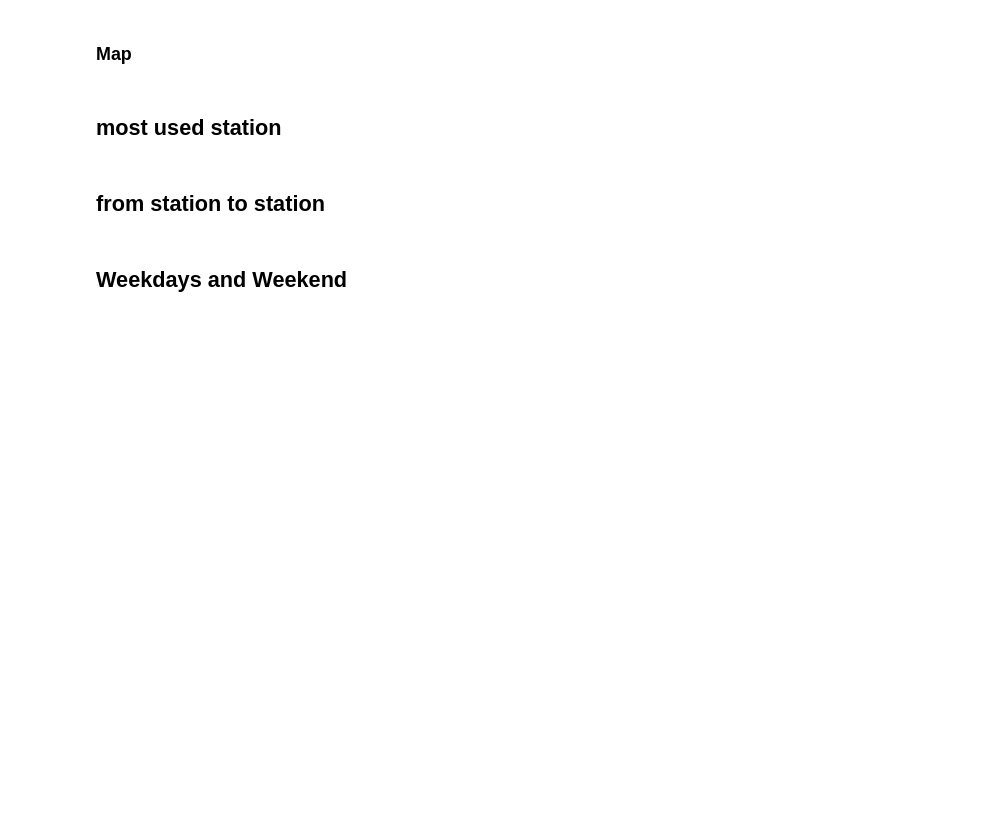
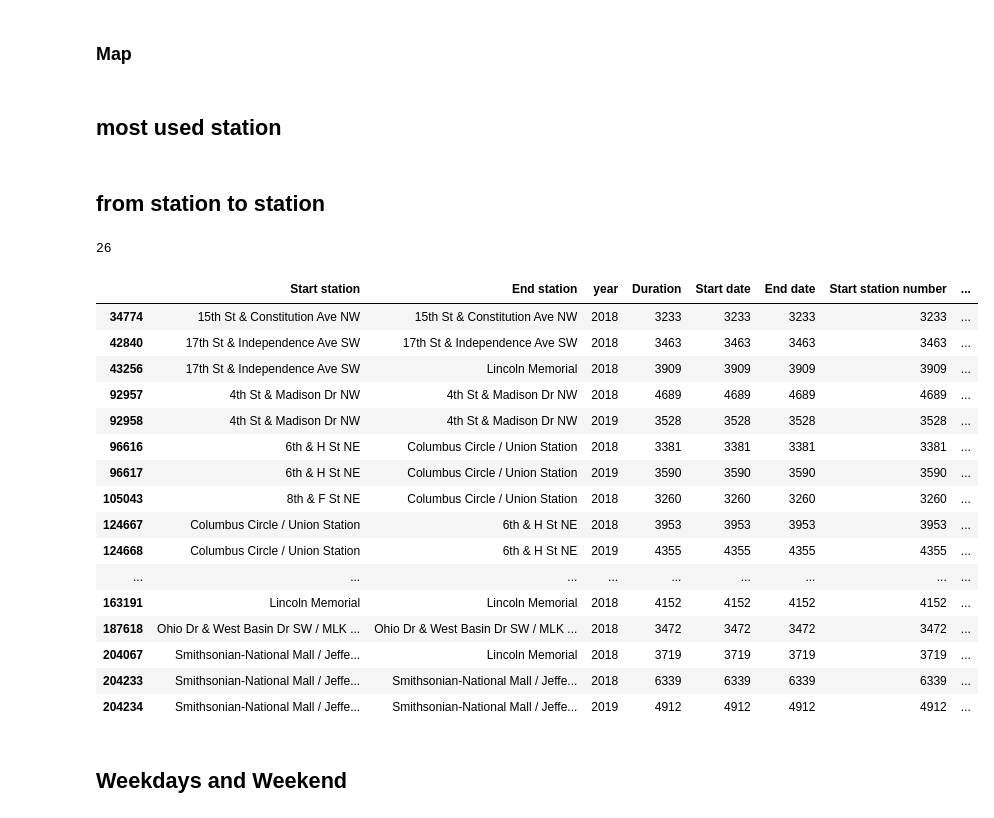
Before and after one commit to GesaJo/Capital-Bike-Dashboard, a Jupyter notebook: Project_Capital_Bike.ipynb, the cells around one changed output. Saved outputs shown, nothing was run; the diff lists cells and outputs as text; code cells hidden in the pictures; blank space fills up the shorter version.

```diff
--- a/Project_Capital_Bike.ipynb
+++ b/Project_Capital_Bike.ipynb
@@ -138,7 +138,31 @@ df_stations = df.groupby(["Start station", "End station", "year"]).count()
 # %%
 df_stations.reset_index(inplace=True)
 # %%
-df_stations = df_stations[df_stations["Duration"]>2500]
+df_stations = df_stations[df_stations["Duration"]>3000]
+# %%
+len(df_stations)
+# %% [output]
+26
+# %%
+df_stations
+# %% [output]
+|  | Start station | End station | year | Duration | Start date | End date | Start station number | ... |
+| 34774 | 15th St & Constitution Ave NW | 15th St & Constitution Ave NW | 2018 | 3233 | 3233 | 3233 | 3233 | ... |
+| 42840 | 17th St & Independence Ave SW | 17th St & Independence Ave SW | 2018 | 3463 | 3463 | 3463 | 3463 | ... |
+| 43256 | 17th St & Independence Ave SW | Lincoln Memorial | 2018 | 3909 | 3909 | 3909 | 3909 | ... |
+| 92957 | 4th St & Madison Dr NW | 4th St & Madison Dr NW | 2018 | 4689 | 4689 | 4689 | 4689 | ... |
+| 92958 | 4th St & Madison Dr NW | 4th St & Madison Dr NW | 2019 | 3528 | 3528 | 3528 | 3528 | ... |
+| 96616 | 6th & H St NE | Columbus Circle / Union Station | 2018 | 3381 | 3381 | 3381 | 3381 | ... |
+| 96617 | 6th & H St NE | Columbus Circle / Union Station | 2019 | 3590 | 3590 | 3590 | 3590 | ... |
+| 105043 | 8th & F St NE | Columbus Circle / Union Station | 2018 | 3260 | 3260 | 3260 | 3260 | ... |
+| 124667 | Columbus Circle / Union Station | 6th & H St NE | 2018 | 3953 | 3953 | 3953 | 3953 | ... |
+| 124668 | Columbus Circle / Union Station | 6th & H St NE | 2019 | 4355 | 4355 | 4355 | 4355 | ... |
+| ... | ... | ... | ... | ... | ... | ... | ... | ... |
+| 163191 | Lincoln Memorial | Lincoln Memorial | 2018 | 4152 | 4152 | 4152 | 4152 | ... |
+| 187618 | Ohio Dr & West Basin Dr SW / MLK ... | Ohio Dr & West Basin Dr SW / MLK ... | 2018 | 3472 | 3472 | 3472 | 3472 | ... |
+| 204067 | Smithsonian-National Mall / Jeffe... | Lincoln Memorial | 2018 | 3719 | 3719 | 3719 | 3719 | ... |
+| 204233 | Smithsonian-National Mall / Jeffe... | Smithsonian-National Mall / Jeffe... | 2018 | 6339 | 6339 | 6339 | 6339 | ... |
+| 204234 | Smithsonian-National Mall / Jeffe... | Smithsonian-National Mall / Jeffe... | 2019 | 4912 | 4912 | 4912 | 4912 | ... |
 # %%
 df_stations[["Start station", "End station", "Duration"]].to_csv("data/df_stations.csv")
 # %% [markdown]
```
Also changed, not shown: 2 other files.
